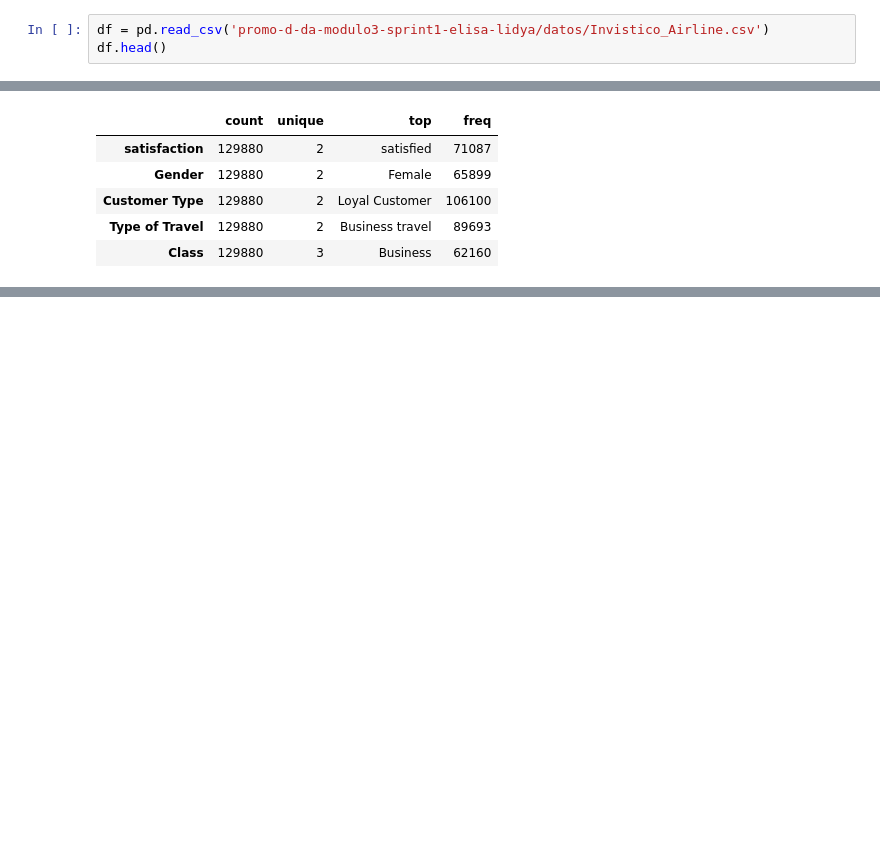
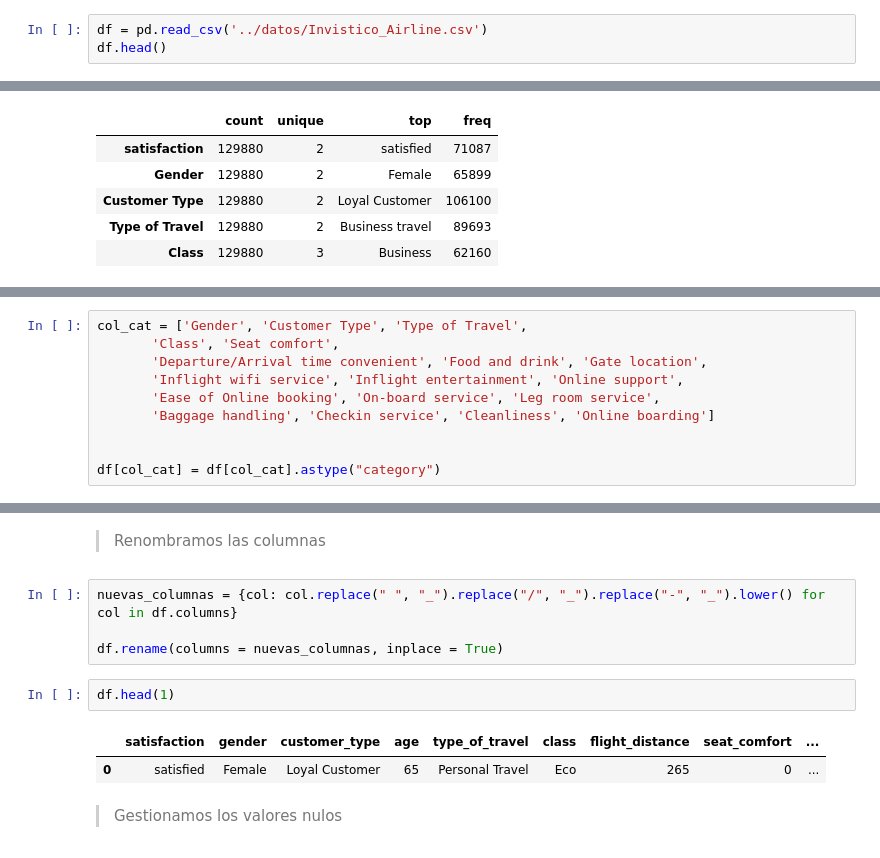
Before and after one commit to Adalab/promo-d-da-modulo3-sprint1-elisa-lidya, a Jupyter notebook: regresion-logistica/I-pair-regresion-logistica-EDA.ipynb, the cells around one changed output, grey strips where cells are left out. Drawn from its saved outputs; the diff is of its cells as text; blank space fills up the shorter version.

```diff
--- a/regresion-logistica/I-pair-regresion-logistica-EDA.ipynb
+++ b/regresion-logistica/I-pair-regresion-logistica-EDA.ipynb
@@ -35,5 +40,5 @@ os.getcwd()
 # %%
-df = pd.read_csv('promo-d-da-modulo3-sprint1-elisa-lidya/datos/Invistico_Airline.csv')
+df = pd.read_csv('../datos/Invistico_Airline.csv')
 df.head()
 # %% [output]
 |  | satisfaction | Gender | Customer Type | Age | Type of Travel | Class | Flight Distance | Seat comfort | ... |
@@ -165,0 +184,10 @@ df.select_dtypes
+# %%
+col_cat = ['Gender', 'Customer Type', 'Type of Travel',
+       'Class', 'Seat comfort',
+       'Departure/Arrival time convenient', 'Food and drink', 'Gate location',
+       'Inflight wifi service', 'Inflight entertainment', 'Online support',
+       'Ease of Online booking', 'On-board service', 'Leg room service',
+       'Baggage handling', 'Checkin service', 'Cleanliness', 'Online boarding']
+
+
+df[col_cat] = df[col_cat].astype("category")
@@ -165,0 +214,13 @@ df.select_dtypes
+# %% [markdown]
+> Renombramos las columnas
+# %%
+nuevas_columnas = {col: col.replace(" ", "_").replace("/", "_").replace("-", "_").lower() for col in df.columns}
+
+df.rename(columns = nuevas_columnas, inplace = True)
+# %%
+df.head(1)
+# %% [output]
+|  | satisfaction | gender | customer_type | age | type_of_travel | class | flight_distance | seat_comfort | ... |
+| 0 | satisfied | Female | Loyal Customer | 65 | Personal Travel | Eco | 265 | 0 | ... |
+# %% [markdown]
+> Gestionamos los valores nulos
```
Also changed, not shown: parts of 15 cells of this notebook.
